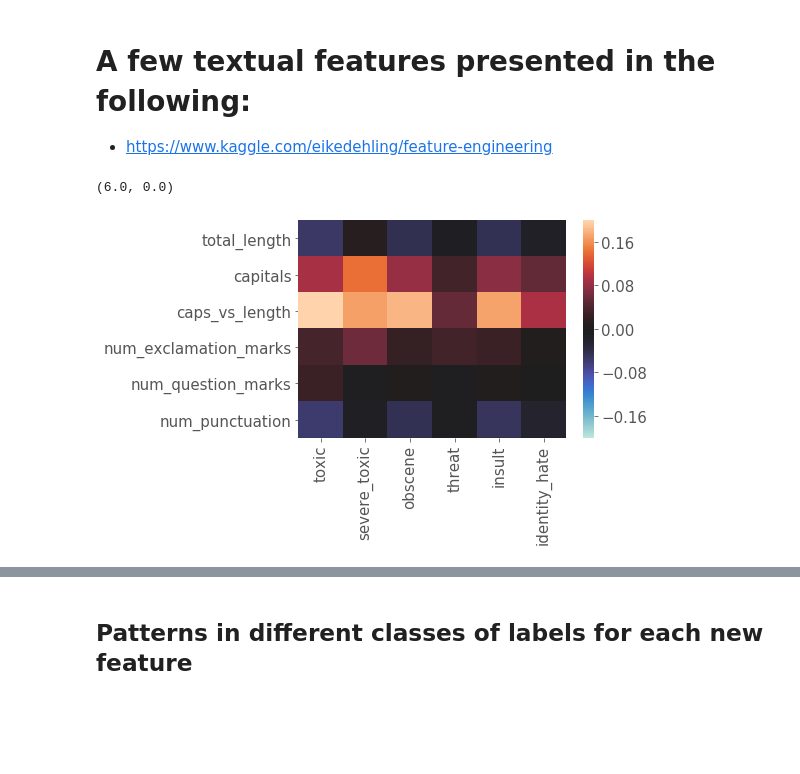
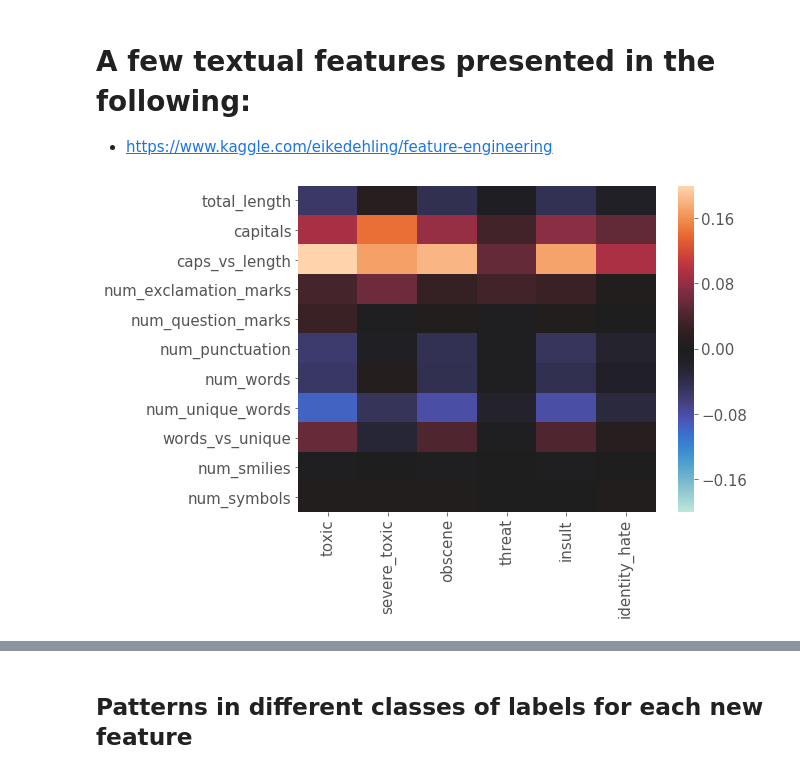
Before and after one commit to prbronze/Kaggle, a Jupyter notebook: toxic_comment_challenge/Notebooks/EDA.ipynb, the cells around one changed output, grey strips where cells are left out. Saved outputs shown, nothing was run; the diff lists cells and outputs as text; code cells hidden in the pictures; blank space fills up the shorter version.

```diff
--- a/toxic_comment_challenge/Notebooks/EDA.ipynb
+++ b/toxic_comment_challenge/Notebooks/EDA.ipynb
@@ -61,34 +61,58 @@ We do have an imbalance dataset in both ways:
 # A few textual features presented in the following:
  - https://www.kaggle.com/eikedehling/feature-engineering
 # %%
-df = treino.copy()
-df['total_length'] = df['comment_text'].apply(len)
-df['capitals'] = df['comment_text'].apply(lambda comment: sum(1 for c in comment if c.isupper()))
-df['caps_vs_length'] = df.apply(lambda row: float(row['capitals'])/float(row['total_length']),
-                                axis=1)
-df['num_exclamation_marks'] = df['comment_text'].apply(lambda comment: comment.count('!'))
-df['num_question_marks'] = df['comment_text'].apply(lambda comment: comment.count('?'))
-df['num_punctuation'] = df['comment_text'].apply(
-    lambda comment: sum(comment.count(w) for w in '.,;:'))
-df['num_symbols'] = df['comment_text'].apply(
-    lambda comment: sum(comment.count(w) for w in '*&$%'))
-df['num_words'] = df['comment_text'].apply(lambda comment: len(comment.split()))
-df['num_unique_words'] = df['comment_text'].apply(
-    lambda comment: len(set(w for w in comment.split())))
-df['words_vs_unique'] = df['num_unique_words'] / df['num_words']
-df['num_smilies'] = df['comment_text'].apply(
-    lambda comment: sum(comment.count(w) for w in (':-)', ':)', ';-)', ';)')))
+def new_features(data_set):
+    """
+    Create new features from text in 'comment_text' columns from the dataframe
+    provided and return new dataframe.
+    """
 
-features = ('total_length', 'capitals', 'caps_vs_length', 'num_exclamation_marks',
-            'num_question_marks', 'num_punctuation', 'num_words', 'num_unique_words',
-            'words_vs_unique', 'num_smilies', 'num_symbols')
-columns = ('toxic', 'severe_toxic', 'obscene', 'threat', 'insult', 'identity_hate')
+    df = data_set.copy()
+    df['total_length'] = df['comment_text'].apply(len)
+    df['capitals'] = df['comment_text']\
+        .apply(lambda comment: sum(1 for c in comment if c.isupper()))
 
-rows = [{c:df[f].corr(df[c]) for c in columns} for f in features]
-df_correlations = pd.DataFrame(rows, index=features)
-df_correlations.style.background_gradient(cmap='seismic',axis=0)
-ax = sns.heatmap(df_correlations, vmin=-0.2, vmax=0.2, center=0.0)
-ax.set_ylim(bottom + 0.5, top - 0.5)
+    df['caps_vs_length'] = df\
+        .apply(lambda row: float(row['capitals'])/float(row['total_length']),axis=1)
+
+    df['num_exclamation_marks'] = df['comment_text']\
+        .apply(lambda comment: comment.count('!'))
+
+    df['num_question_marks'] = df['comment_text']\
+         .apply(lambda comment: comment.count('?'))
+
+    df['num_punctuation'] = df['comment_text']\
+         .apply(lambda comment: sum(comment.count(w) for w in '.,;:'))
+
+    df['num_symbols'] = df['comment_text']\
+        .apply(lambda comment: sum(comment.count(w) for w in '*&$%'))
+
+    df['num_words'] = df['comment_text']\
+        .apply(lambda comment: len(comment.split()))
+
+    df['num_unique_words'] = df['comment_text']\
+        .apply(lambda comment: len(set(w for w in comment.split())))
+
+    df['words_vs_unique'] = df['num_unique_words'] / df['num_words']
+
+    df['num_smilies'] = df['comment_text']\
+        .apply(lambda comment: sum(comment.count(w) for w in (':-)', ':)', ';-)', ';)')))
+
+    features = ('total_length', 'capitals', 'caps_vs_length','num_exclamation_marks',
+                'num_question_marks', 'num_punctuation','num_words',
+                'num_unique_words','words_vs_unique', 'num_smilies','num_symbols')
+
+    #For train dataset exposes correlation heatmap plot
+    if  'identity_hate' in df.columns:
+        columns = ('toxic', 'severe_toxic', 'obscene', 'threat', 'insult', 'identity_hate')
+        rows = [{c:df[f].corr(df[c]) for c in columns} for f in features]
+        df_correlations = pd.DataFrame(rows, index=features)
+        df_correlations.style.background_gradient(cmap='seismic',axis=0)
+        ax = sns.heatmap(df_correlations, vmin=-0.2, vmax=0.2, center=0.0)
+        bottom,top = ax.get_ylim()
+        ax.set_ylim(bottom + 0.5, top - 0.5) # quick-fix for matplolib 3.1.1 breaking seaborn
+    return df
+
+train_df = new_features(treino)
 # %% [output]
-(6.0, 0.0)
-[figure, old version]
+[figure, new version]
```
Also changed, not shown: parts of 13 cells of this notebook.
